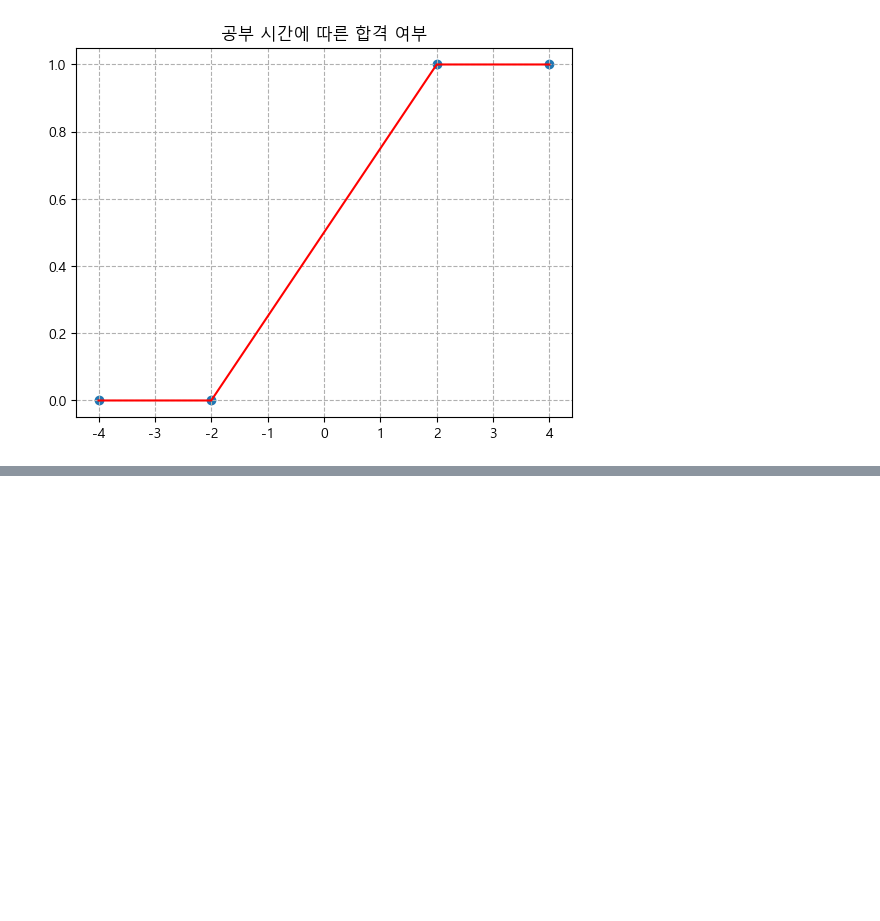
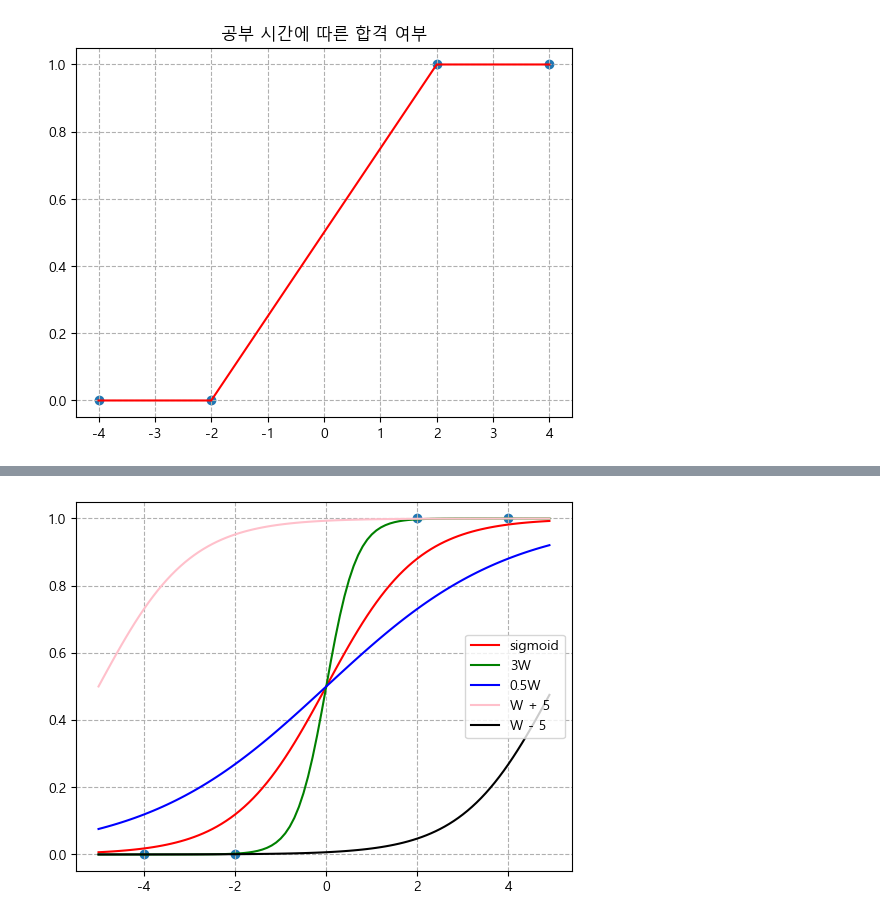
Before and after one commit to songseogyeong/study-machine_learning, a Jupyter notebook: b_classifier/j_logistic_regression.ipynb, the cells around one changed output, grey strips where cells are left out. Drawn from its saved outputs; the diff is of its cells as text; code cells hidden in the pictures; blank space fills up the shorter version.

```diff
--- a/b_classifier/j_logistic_regression.ipynb
+++ b/b_classifier/j_logistic_regression.ipynb
@@ -68,6 +74,33 @@ plt.show()
 
 <img src="./images/logistic_h.png" style="margin-left: 25px;">
 <img src="./images/logistic_sigmoid.png" style="margin-left: 25px;">
+# %%
+import numpy as np
+import matplotlib.pyplot as plt
+
+# 한글 폰트 가져오기
+plt.rcParams['font.family'] ='Malgun Gothic'
+plt.rcParams['axes.unicode_minus'] =False
+
+# 시그모이드 식을 통해 선 그리기
+sigmoid_x = np.arange(-5, 5, 0.1)
+sigmoid_y1 = 1/(1 + np.exp(-1 * sigmoid_x)) # 시그모이드 원본
+sigmoid_y2 = 1/(1 + np.exp(-3 * sigmoid_x))
+sigmoid_y3 = 1/(1 + np.exp(-0.5 * sigmoid_x))
+sigmoid_y4 = 1/(1 + np.exp(-1 * (sigmoid_x + 5)))
+sigmoid_y5 = 1/(1 + np.exp(-1 * (sigmoid_x - 5)))
+
+plt.scatter(X_train, y_train)
+plt.plot(sigmoid_x, sigmoid_y1, color="red", label='sigmoid')
+plt.plot(sigmoid_x, sigmoid_y2, color="green", label='3W')
+plt.plot(sigmoid_x, sigmoid_y3, color="blue", label='0.5W')
+plt.plot(sigmoid_x, sigmoid_y4, color="pink", label='W + 5')
+plt.plot(sigmoid_x, sigmoid_y5, color="black", label='W - 5')
+plt.grid(visible=True, linestyle='--')
+plt.legend()
+plt.show()
+# %% [output]
+[figure, added]
 # %% [markdown]
 - 위에서 확인할 수 있듯이, W는 기울기가 아니라 경사도를 결정하게 된다. 즉, W가 커지면 경사가 높아지고 작아지면 경사가 낮아진다.
 - b는 커질 수록 왼쪽으로 이동하고, 작아질 수록 오른쪽으로 이동한다.
```
Also changed, not shown: parts of 24 cells of this notebook, 7 other files.
